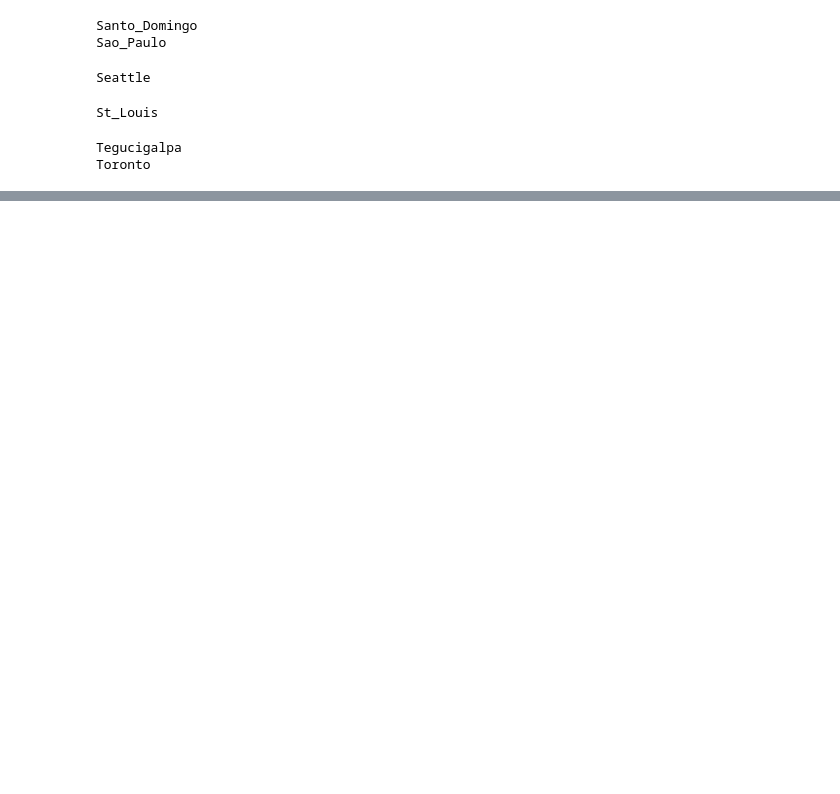
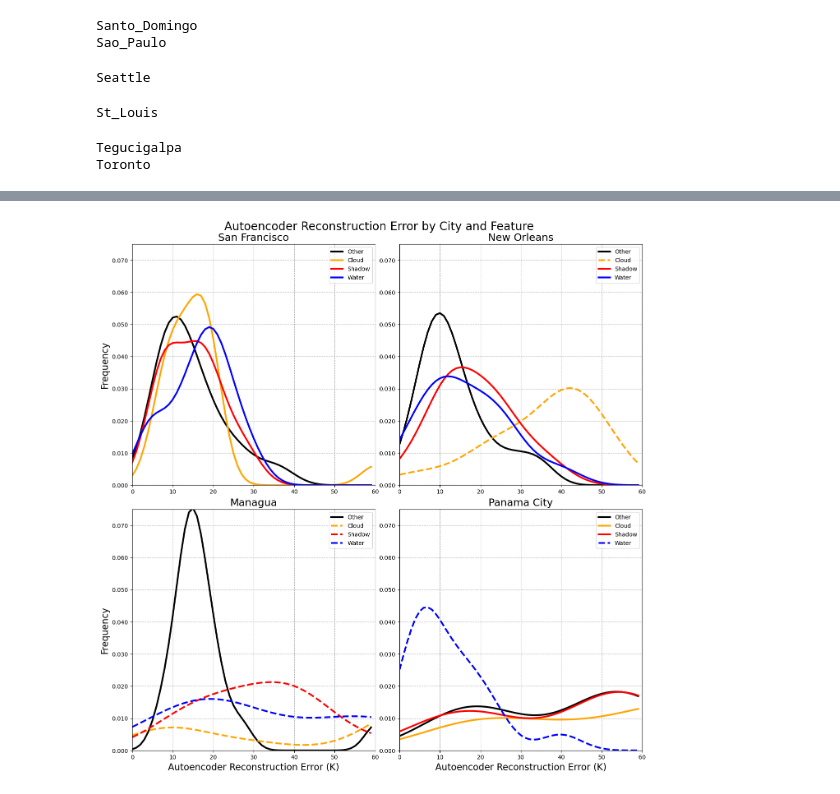
Before and after one commit to jstarfeldt/ML_UH_datasets, a Jupyter notebook: Jon_dataset_code/autoencoder.ipynb, the cells around one changed output, grey strips where cells are left out. Drawn from its saved outputs; the diff is of its cells as text; code cells hidden in the pictures; blank space fills up the shorter version.

```diff
--- a/Jon_dataset_code/autoencoder.ipynb
+++ b/Jon_dataset_code/autoencoder.ipynb
@@ -861,0 +900,82 @@ fig.savefig('/glade/work/jstarfeldt/autoencoder/Feature_reconstruction_error.svg
+# %%
+fig, axs = plt.subplots(2, 2)
+fig.set_size_inches(16, 16)
+#plt.setp(plt.gcf().get_axes(), xticks=[], yticks=[])
+plt.subplots_adjust(hspace=0.1, wspace=0.1)
+
+interesting_cities = ['San_Francisco', 'New_Orleans', 'Managua', 'Panama_City']
+
+for i in range(2):
+    for j in range(2):
+        city = interesting_cities[i*2+j]
+        index = np.where(np.array(cities) == city)[0][0]
+
+        overall_losses = overall_losses_all_city[index]
+        cloud_losses = cloud_losses_all_city[index]
+        shadow_losses = shadow_losses_all_city[index]
+        water_losses = water_losses_all_city[index]
+
+        #overall_max = np.nanmax(overall_losses)
+        #cloud_max = np.nanmax(cloud_losses)
+        #shadow_max = np.nanmax(shadow_losses)
+        #water_max = np.nanmax(water_losses)
+        #max_max = np.nanmax([overall_max, cloud_max, shadow_max, water_max])
+        x = np.arange(0, 60)
+
+        nan_mask = np.isnan(overall_losses)
+        overall_pdf = KDEUnivariate(overall_losses[~nan_mask])
+        overall_pdf.fit()
+
+        nan_mask = np.isnan(cloud_losses)
+        cloud_pdf = KDEUnivariate(cloud_losses[~nan_mask])
+        cloud_pdf.fit()
+
+        nan_mask = np.isnan(shadow_losses)
+        shadow_pdf = KDEUnivariate(shadow_losses[~nan_mask])
+        shadow_pdf.fit()
+
+        nan_mask = np.isnan(water_losses)
+        water_pdf = KDEUnivariate(water_losses[~nan_mask])
+        water_pdf.fit()
+
+        # Run Mann-Whitney tests for difference of distribution for each feature
+        cloud_p_value = stats.mannwhitneyu(overall_losses, cloud_losses, nan_policy='omit').pvalue
+        shadow_p_value = stats.mannwhitneyu(overall_losses, shadow_losses, nan_policy='omit').pvalue
+        water_p_value = stats.mannwhitneyu(overall_losses, water_losses, nan_policy='omit').pvalue
+
+        # Plot PDFs of each feature
+        axs[i,j].plot(x, overall_pdf.evaluate(x), color='k', linewidth=3, label='Other')
+        if cloud_p_value < 0.05:
+            axs[i,j].plot(x, cloud_pdf.evaluate(x), color='orange', linewidth=3, label='Cloud', linestyle='dashed')
+        else:
+            axs[i,j].plot(x, cloud_pdf.evaluate(x), color='orange', linewidth=3, label='Cloud')
+        if shadow_p_value < 0.05:
+            axs[i,j].plot(x, shadow_pdf.evaluate(x), color='r', linewidth=3, label='Shadow', linestyle='dashed')
+        else:
+            axs[i,j].plot(x, shadow_pdf.evaluate(x), color='r', linewidth=3, label='Shadow')
+        if water_p_value < 0.05:
+            axs[i,j].plot(x, water_pdf.evaluate(x), color='b', linewidth=3, label='Water', linestyle='dashed')
+        else:
+            axs[i,j].plot(x, water_pdf.evaluate(x), color='b', linewidth=3, label='Water')
+        axs[i,j].legend()
+        axs[i,j].set_title(city.replace('_', ' '), fontsize=18)
+        axs[i,j].grid(True, linestyle='dashed')
+
+        # Format y-axis ticks to 3 decimal places
+        formatter_y = mticker.StrMethodFormatter("{x:.3f}")
+        axs[i,j].yaxis.set_major_formatter(formatter_y)
+        axs[i,j].set_xlim(left=0, right=60)
+        axs[i,j].set_xticks(np.arange(0, 61, 10))
+        axs[i,j].set_ylim(bottom=0, top=0.075)
+        axs[i,j].set_yticks(np.arange(0, 0.075, 0.01))
+
+        if j == 0:
+            axs[i,j].set_ylabel('Frequency', fontsize=16)
+        if i == 1:
+            axs[i,j].set_xlabel('Autoencoder Reconstruction Error (K)', fontsize=16)
+
+        plt.suptitle('Autoencoder Reconstruction Error by City and Feature', y=0.915, fontsize=20)
+
+fig.savefig('/glade/work/jstarfeldt/autoencoder/Poster_feature_reconstruction_error.svg', transparent=True, bbox_inches='tight')
+# %% [output]
+[figure, added]
```
Also changed, not shown: parts of 10 cells of this notebook, 3 other files.
